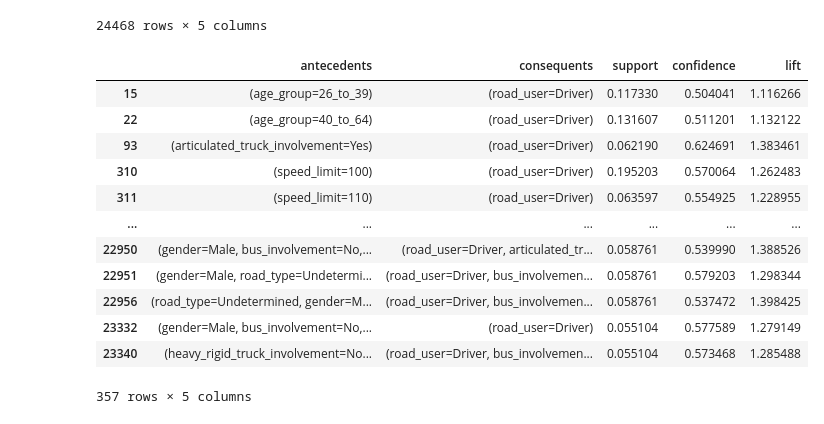
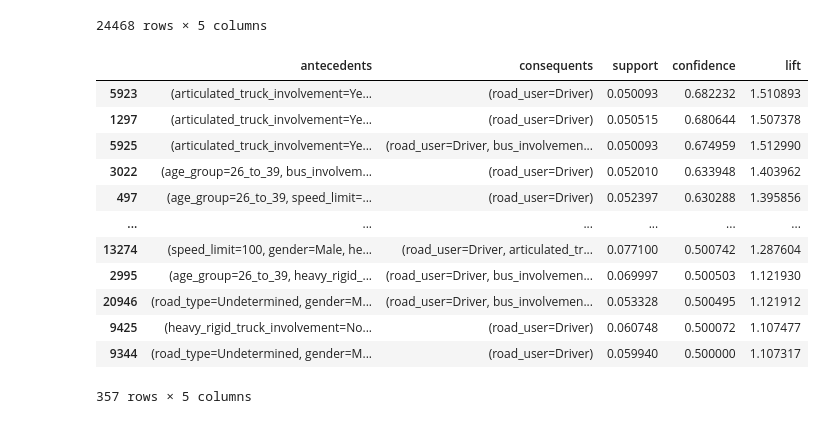
Before and after one commit to cedrusdang/DataWarehouse_project, a Jupyter notebook: Data Mining/data_mining.ipynb, the cells around one changed output. Drawn from its saved outputs; the diff is of its cells as text; code cells hidden in the pictures.

```diff
--- a/Data Mining/data_mining.ipynb
+++ b/Data Mining/data_mining.ipynb
@@ -257,23 +257,25 @@ new_result_arm
 24468 rows × 5 columns
 # %%
 # Filter the new_result_arm by containing "road_user"
-# Chỉ lấy những rule có chứa "road_user" trong phần consequents
 filtered_rules = new_result_arm[
     new_result_arm['consequents'].astype(str).str.contains('road_user=', case=False)
 ]
-
-filtered_rules
+# Sort the filtered rules by lift and confidence
+filtered_sorted_rules = filtered_rules.sort_values(by=['confidence','lift',], ascending=False, inplace=False)
+# With k = 5, we can find the top 5 rules
+k_5_result = filtered_sorted_rules[:5]
+filtered_sorted_rules
 # %% [output]
 |  | antecedents | consequents | support | confidence | lift |
-| 15 | (age_group=26_to_39) | (road_user=Driver) | 0.117330 | 0.504041 | 1.116266 |
-| 22 | (age_group=40_to_64) | (road_user=Driver) | 0.131607 | 0.511201 | 1.132122 |
-| 93 | (articulated_truck_involvement=Yes) | (road_user=Driver) | 0.062190 | 0.624691 | 1.383461 |
-| 310 | (speed_limit=100) | (road_user=Driver) | 0.195203 | 0.570064 | 1.262483 |
-| 311 | (speed_limit=110) | (road_user=Driver) | 0.063597 | 0.554925 | 1.228955 |
+| 5923 | (articulated_truck_involvement=Ye... | (road_user=Driver) | 0.050093 | 0.682232 | 1.510893 |
+| 1297 | (articulated_truck_involvement=Ye... | (road_user=Driver) | 0.050515 | 0.680644 | 1.507378 |
+| 5925 | (articulated_truck_involvement=Ye... | (road_user=Driver, bus_involvemen... | 0.050093 | 0.674959 | 1.512990 |
+| 3022 | (age_group=26_to_39, bus_involvem... | (road_user=Driver) | 0.052010 | 0.633948 | 1.403962 |
+| 497 | (age_group=26_to_39, speed_limit=... | (road_user=Driver) | 0.052397 | 0.630288 | 1.395856 |
 | ... | ... | ... | ... | ... | ... |
-| 22950 | (gender=Male, bus_involvement=No,... | (road_user=Driver, articulated_tr... | 0.058761 | 0.539990 | 1.388526 |
-| 22951 | (gender=Male, road_type=Undetermi... | (road_user=Driver, bus_involvemen... | 0.058761 | 0.579203 | 1.298344 |
-| 22956 | (road_type=Undetermined, gender=M... | (road_user=Driver, bus_involvemen... | 0.058761 | 0.537472 | 1.398425 |
-| 23332 | (gender=Male, bus_involvement=No,... | (road_user=Driver) | 0.055104 | 0.577589 | 1.279149 |
-| 23340 | (heavy_rigid_truck_involvement=No... | (road_user=Driver, bus_involvemen... | 0.055104 | 0.573468 | 1.285488 |
+| 13274 | (speed_limit=100, gender=Male, he... | (road_user=Driver, articulated_tr... | 0.077100 | 0.500742 | 1.287604 |
+| 2995 | (age_group=26_to_39, heavy_rigid_... | (road_user=Driver, bus_involvemen... | 0.069997 | 0.500503 | 1.121930 |
+| 20946 | (road_type=Undetermined, gender=M... | (road_user=Driver, bus_involvemen... | 0.053328 | 0.500495 | 1.121912 |
+| 9425 | (heavy_rigid_truck_involvement=No... | (road_user=Driver) | 0.060748 | 0.500072 | 1.107477 |
+| 9344 | (road_type=Undetermined, gender=M... | (road_user=Driver) | 0.059940 | 0.500000 | 1.107317 |
 357 rows × 5 columns
```
Also changed, not shown: parts of 3 cells of this notebook.
